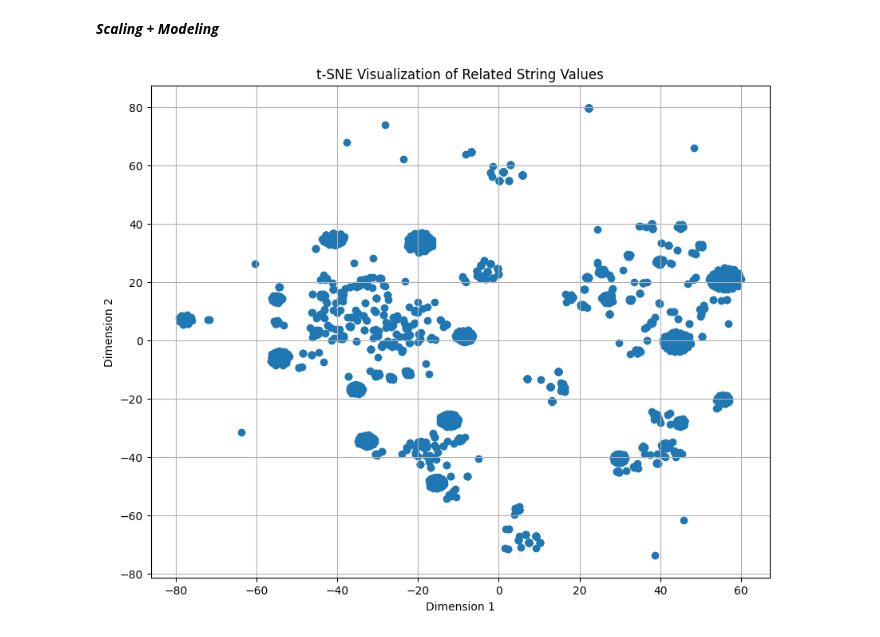
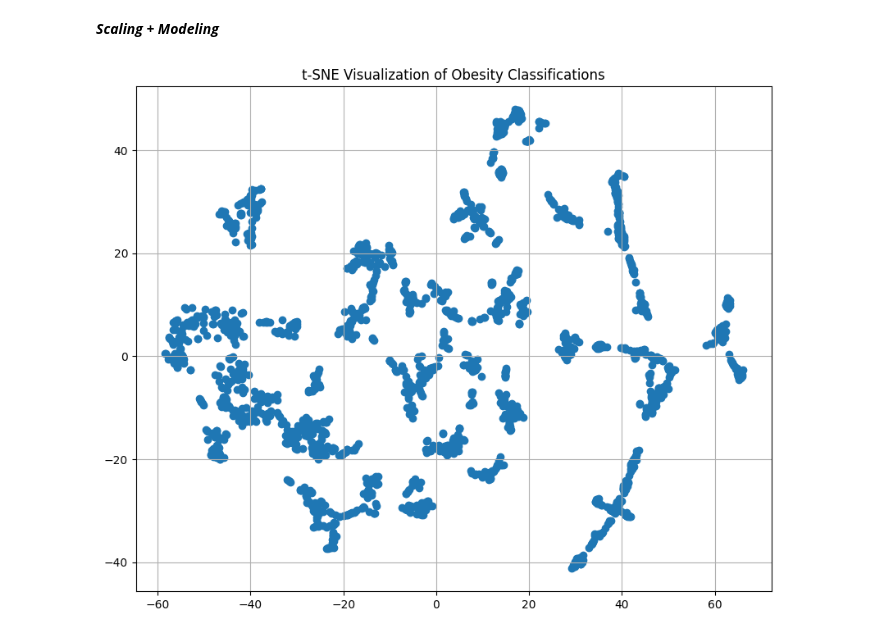
Before and after one commit to joliebao/TCS-Data-Science-Obesity, a Jupyter notebook: TCS_DataScience_Obesity.ipynb, the cells around one changed output. Drawn from its saved outputs; the diff is of its cells as text; code cells hidden in the pictures.

Commit message:
Fixed t-SNE plot

```diff
--- a/TCS_DataScience_Obesity.ipynb
+++ b/TCS_DataScience_Obesity.ipynb
@@ -543,15 +537,13 @@ scaled_data_standard = scaler_standard.fit_transform(df_str_encoded)
 # t-SNE Model (OBJECT DATA)
 
 tsne = TSNE(n_components=2, random_state=42)
-tsne_results = tsne.fit_transform(df_str_encoded)
-tsne_df = pd.DataFrame(data = tsne_results, columns=['Dimension1', 'Dimension2'])
+tsne_results = tsne.fit_transform(df_encoded)
+tsne_df = pd.DataFrame(data = tsne_results, columns=['Obesity Classification', 'Variables'])
 # %%
 plt.figure(figsize=(10, 8))
-plt.scatter(tsne_df['Dimension1'], tsne_df['Dimension2'])
-plt.xlabel('Dimension 1')
-plt.ylabel('Dimension 2')
-plt.title('t-SNE Visualization of Related String Values')
+plt.scatter(tsne_df['Obesity Classification'], tsne_df['Variables'])
+plt.title('t-SNE Visualization of Obesity Classifications')
 plt.grid(True)
 plt.show()
 # %% [output]
-[figure, old version]
+[figure, new version]
```
Also changed, not shown: parts of 5 cells of this notebook.
